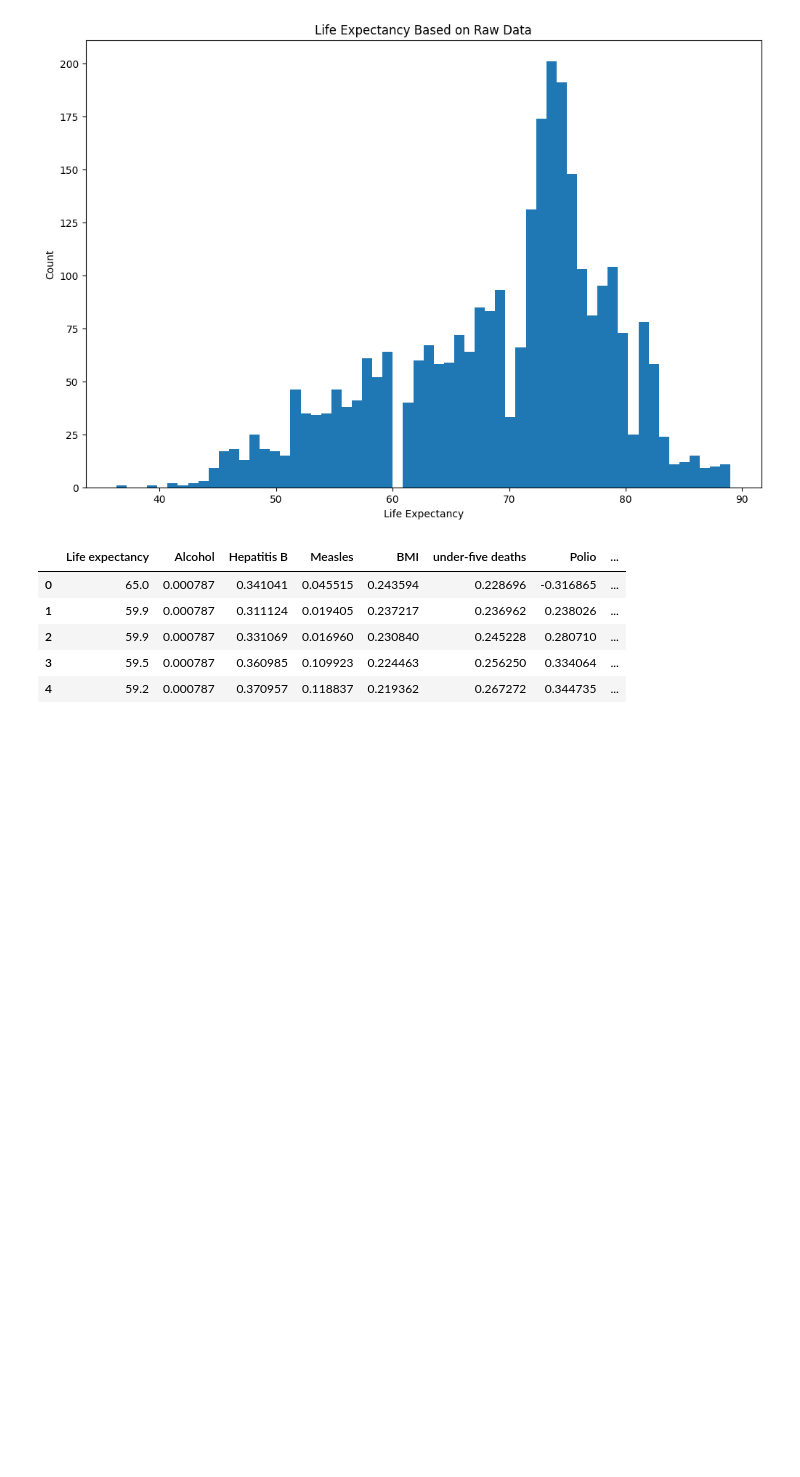
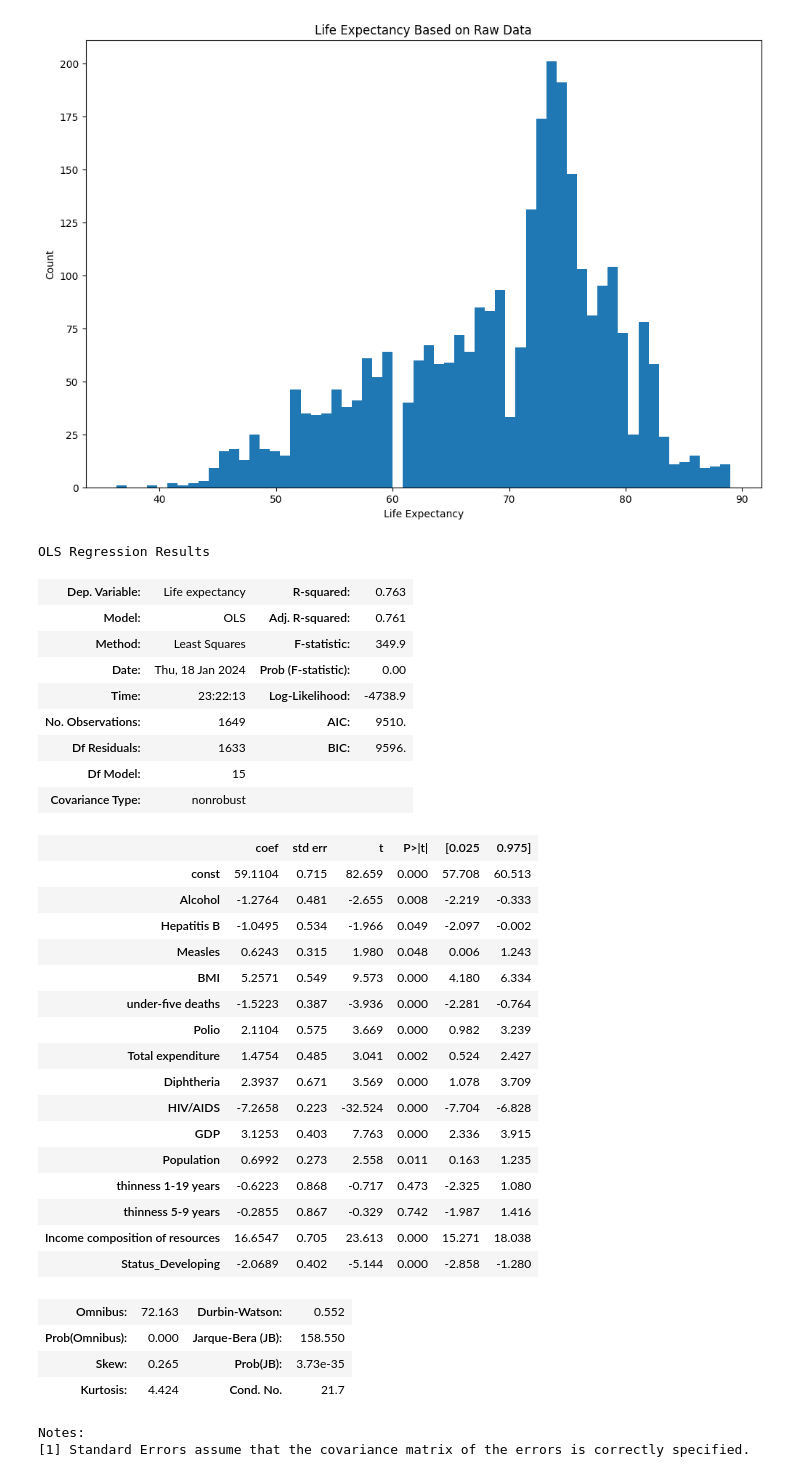
Before and after one commit to BreeanaBellflower/MachineLearningProjects, a Jupyter notebook: Foundations_Of_Machine_Learning/Linear_Regression/02_Prepare.ipynb, the cells around one changed output. Saved outputs shown, nothing was run; the diff lists cells and outputs as text; code cells hidden in the pictures; blank space fills up the shorter version.

Commit message:
Project 1: Linear Regression

```diff
--- a/Foundations_Of_Machine_Learning/Linear_Regression/02_Prepare.ipynb
+++ b/Foundations_Of_Machine_Learning/Linear_Regression/02_Prepare.ipynb
@@ -138,15 +140,58 @@ dummies = pd.get_dummies(df[df.select_dtypes(['object']).columns], drop_first=Tr
 
 df = df[[col for col in df.columns if col not in df[df.select_dtypes(['object']).columns]]]
 df = pd.concat([df, dummies], axis=1)
+for column in df.select_dtypes(['bool']).columns:
+    df[column] = df[column].astype(int)
 # %%
 # remove NaNs
 
 df.dropna(inplace=True)
-df.head()
-# %% [output]
-|  | Life expectancy | Alcohol | Hepatitis B | Measles | BMI | under-five deaths | Polio | ... |
-| 0 | 65.0 | 0.000787 | 0.341041 | 0.045515 | 0.243594 | 0.228696 | -0.316865 | ... |
-| 1 | 59.9 | 0.000787 | 0.311124 | 0.019405 | 0.237217 | 0.236962 | 0.238026 | ... |
-| 2 | 59.9 | 0.000787 | 0.331069 | 0.016960 | 0.230840 | 0.245228 | 0.280710 | ... |
-| 3 | 59.5 | 0.000787 | 0.360985 | 0.109923 | 0.224463 | 0.256250 | 0.334064 | ... |
-| 4 | 59.2 | 0.000787 | 0.370957 | 0.118837 | 0.219362 | 0.267272 | 0.344735 | ... |
+# %%
+# get the statistical significance of predictors
+
+X_train_sm = sm.add_constant(df.drop('Life expectancy ', axis=1))
+model_sm = sm.OLS(df['Life expectancy '], X_train_sm).fit()
+model_sm.save(PREPARATION_PATH + 'statistical_sig.pkl')
+
+# drop all columns not considered significant
+
+results = model_sm.summary2().tables[1]
+significant_columns = results[results['P>|t|'] < 0.05].index.tolist()
+significant_columns.append('Life expectancy ')
+columns_to_drop = df.columns.difference(significant_columns)
+df = df.drop(columns=columns_to_drop)
+model_sm.summary()
+# %% [output]
+OLS Regression Results
+| Dep. Variable: | Life expectancy | R-squared: | 0.763 |
+| Model: | OLS | Adj. R-squared: | 0.761 |
+| Method: | Least Squares | F-statistic: | 349.9 |
+| Date: | Thu, 18 Jan 2024 | Prob (F-statistic): | 0.00 |
+| Time: | 23:22:13 | Log-Likelihood: | -4738.9 |
+| No. Observations: | 1649 | AIC: | 9510. |
+| Df Residuals: | 1633 | BIC: | 9596. |
+| Df Model: | 15 |  |  |
+| Covariance Type: | nonrobust |  |  |
+|  | coef | std err | t | P>|t| | [0.025 | 0.975] |
+| const | 59.1104 | 0.715 | 82.659 | 0.000 | 57.708 | 60.513 |
+| Alcohol | -1.2764 | 0.481 | -2.655 | 0.008 | -2.219 | -0.333 |
+| Hepatitis B | -1.0495 | 0.534 | -1.966 | 0.049 | -2.097 | -0.002 |
+| Measles | 0.6243 | 0.315 | 1.980 | 0.048 | 0.006 | 1.243 |
+| BMI | 5.2571 | 0.549 | 9.573 | 0.000 | 4.180 | 6.334 |
+| under-five deaths | -1.5223 | 0.387 | -3.936 | 0.000 | -2.281 | -0.764 |
+| Polio | 2.1104 | 0.575 | 3.669 | 0.000 | 0.982 | 3.239 |
+| Total expenditure | 1.4754 | 0.485 | 3.041 | 0.002 | 0.524 | 2.427 |
+| Diphtheria | 2.3937 | 0.671 | 3.569 | 0.000 | 1.078 | 3.709 |
+| HIV/AIDS | -7.2658 | 0.223 | -32.524 | 0.000 | -7.704 | -6.828 |
+| GDP | 3.1253 | 0.403 | 7.763 | 0.000 | 2.336 | 3.915 |
+| Population | 0.6992 | 0.273 | 2.558 | 0.011 | 0.163 | 1.235 |
+| thinness 1-19 years | -0.6223 | 0.868 | -0.717 | 0.473 | -2.325 | 1.080 |
+| thinness 5-9 years | -0.2855 | 0.867 | -0.329 | 0.742 | -1.987 | 1.416 |
+| Income composition of resources | 16.6547 | 0.705 | 23.613 | 0.000 | 15.271 | 18.038 |
+| Status_Developing | -2.0689 | 0.402 | -5.144 | 0.000 | -2.858 | -1.280 |
+| Omnibus: | 72.163 | Durbin-Watson: | 0.552 |
+| Prob(Omnibus): | 0.000 | Jarque-Bera (JB): | 158.550 |
+| Skew: | 0.265 | Prob(JB): | 3.73e-35 |
+| Kurtosis: | 4.424 | Cond. No. | 21.7 |
+Notes:
+[1] Standard Errors assume that the covariance matrix of the errors is correctly specified.
```
Also changed, not shown: parts of 3 cells of this notebook, 5 other files.
